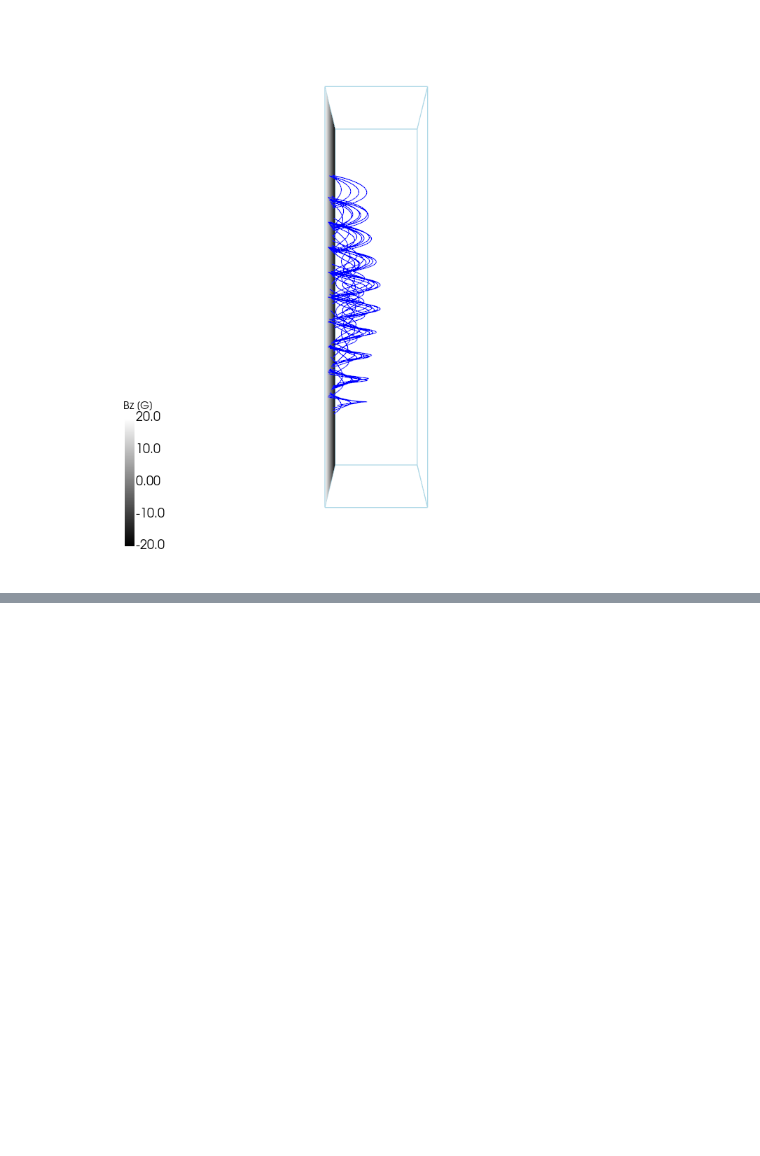
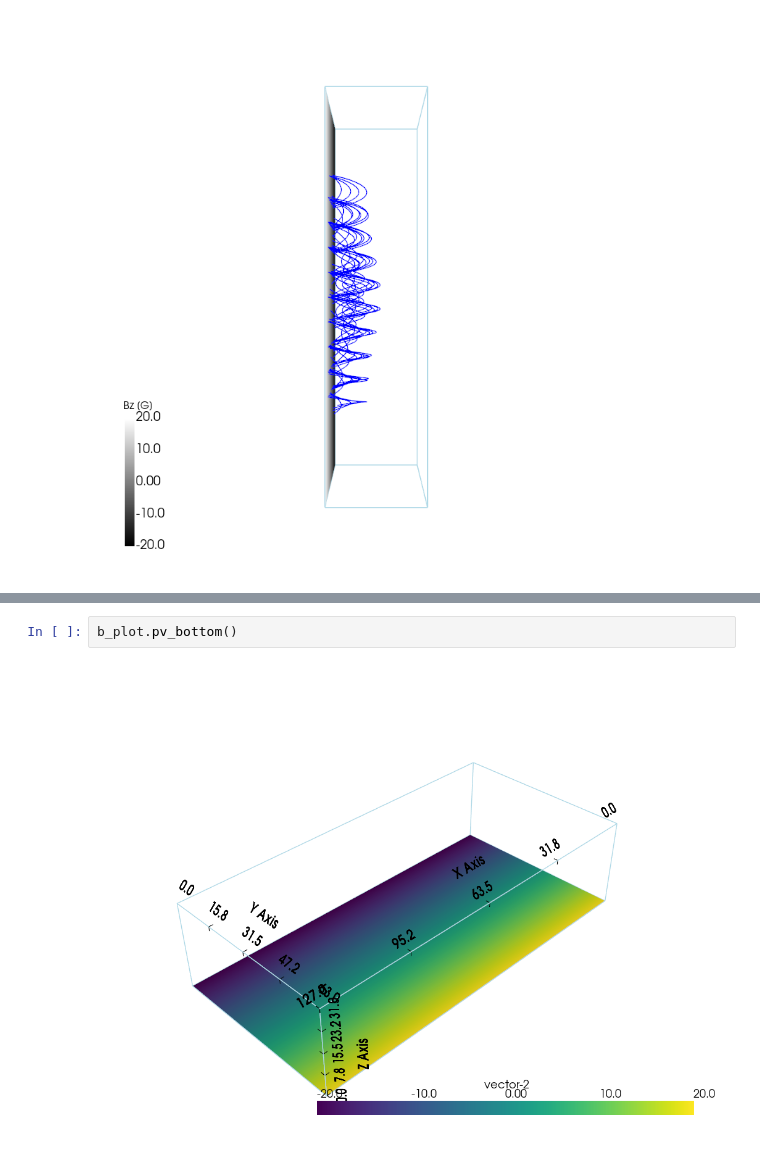
Before and after one commit to mgjeon/magnetic_field_line, a Jupyter notebook: example/example.ipynb, the cells around one changed output, grey strips where cells are left out. Saved outputs shown, nothing was run; the diff lists cells and outputs as text; blank space fills up the shorter version.

```diff
--- a/example/example.ipynb
+++ b/example/example.ipynb
@@ -125,0 +130,4 @@ p.show()
+# %%
+b_plot.pv_bottom()
+# %% [output]
+[figure, added]
```
Also changed, not shown: parts of 7 cells of this notebook.
